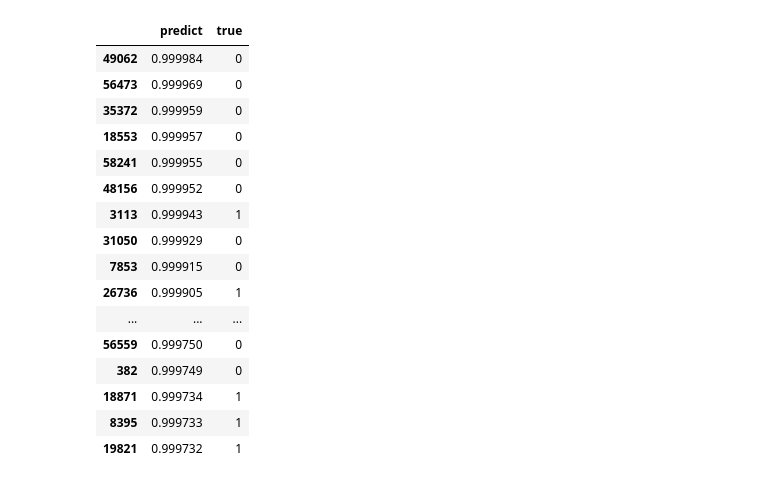
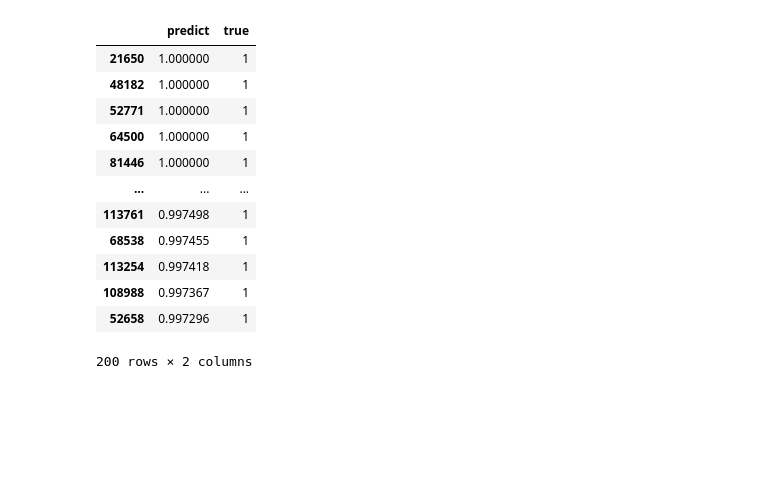
Before and after one commit to weiyiming1/CTR, a Jupyter notebook: train_split.ipynb, the cells around one changed output. Drawn from its saved outputs; the diff is of its cells as text; code cells hidden in the pictures; blank space fills up the shorter version.

```diff
--- a/train_split.ipynb
+++ b/train_split.ipynb
@@ -137,7 +161,7 @@ class DeepFM(tf.keras.Model):
 # %%
 model = DeepFM(cfg)
 # model.compile(optimizer = 'adam', loss='binary_crossentropy', metrics=['binary_accuracy'])
-model.compile(optimizer = 'adam', loss=tf.keras.losses.BinaryCrossentropy(from_logits=True), metrics=['binary_accuracy', 'AUC'])
+model.compile(optimizer = 'adam', loss=tf.keras.losses.BinaryCrossentropy(from_logits=True), metrics=METRICS)
 model.fit(train_input, train_y, epochs=cfg['epoch'], batch_size=cfg['batch'], shuffle=True, class_weight=cfg['class_weight'],
           verbose=1, validation_data=(validate_input, validate_y))
 # %% [output]
@@ -224,5 +186,6 @@ array([[0],
 # %%
 predict_for_vali = model.predict(validate_input)
 # %%
-predict_for_vali = pd.DataFrame(predict_for_vali)
-label_for_vali = pd.DataFrame(validate_y)
+check_pd = pd.concat([pd.DataFrame(predict_for_vali), pd.DataFrame(validate_y)], axis=1)
+check_pd.columns = ['predict', 'true']
+check_pd.head(40)
@@ -237,2 +209,0 @@ label_for_vali.shape
-# %%
-check_pd = pd.concat([predict_for_vali, label_for_vali], axis=1)
@@ -293,23 +210,19 @@ check_pd[check_pd['true'] == 1]
 # %%
-sort = check_pd.sort_values("predict",ascending=False)
+sort = check_pd.sort_values(by=["true","predict"],ascending=False)
 # %%
-sort[:40]
+sort[:200]
 # %% [output]
 |  | predict | true |
-| 49062 | 0.999984 | 0 |
-| 56473 | 0.999969 | 0 |
-| 35372 | 0.999959 | 0 |
-| 18553 | 0.999957 | 0 |
-| 58241 | 0.999955 | 0 |
-| 48156 | 0.999952 | 0 |
-| 3113 | 0.999943 | 1 |
-| 31050 | 0.999929 | 0 |
-| 7853 | 0.999915 | 0 |
-| 26736 | 0.999905 | 1 |
+| 21650 | 1.000000 | 1 |
+| 48182 | 1.000000 | 1 |
+| 52771 | 1.000000 | 1 |
+| 64500 | 1.000000 | 1 |
+| 81446 | 1.000000 | 1 |
 | ... | ... | ... |
-| 56559 | 0.999750 | 0 |
-| 382 | 0.999749 | 0 |
-| 18871 | 0.999734 | 1 |
-| 8395 | 0.999733 | 1 |
-| 19821 | 0.999732 | 1 |
+| 113761 | 0.997498 | 1 |
+| 68538 | 0.997455 | 1 |
+| 113254 | 0.997418 | 1 |
+| 108988 | 0.997367 | 1 |
+| 52658 | 0.997296 | 1 |
+200 rows × 2 columns
 # %%
```
Also changed, not shown: parts of 18 cells of this notebook, 1 other file.
